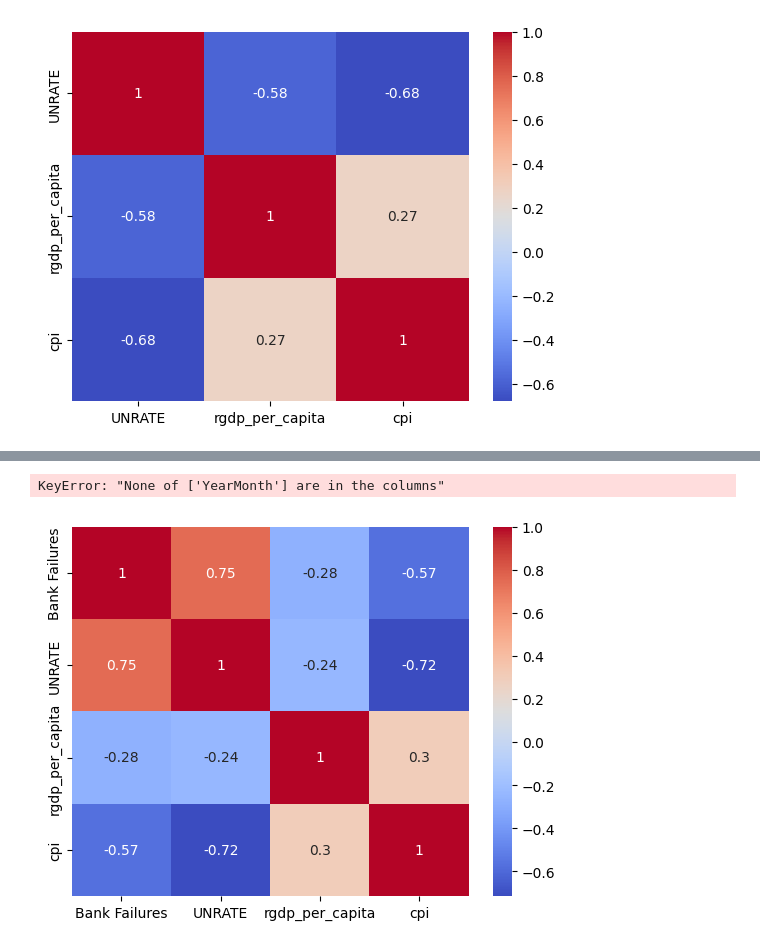
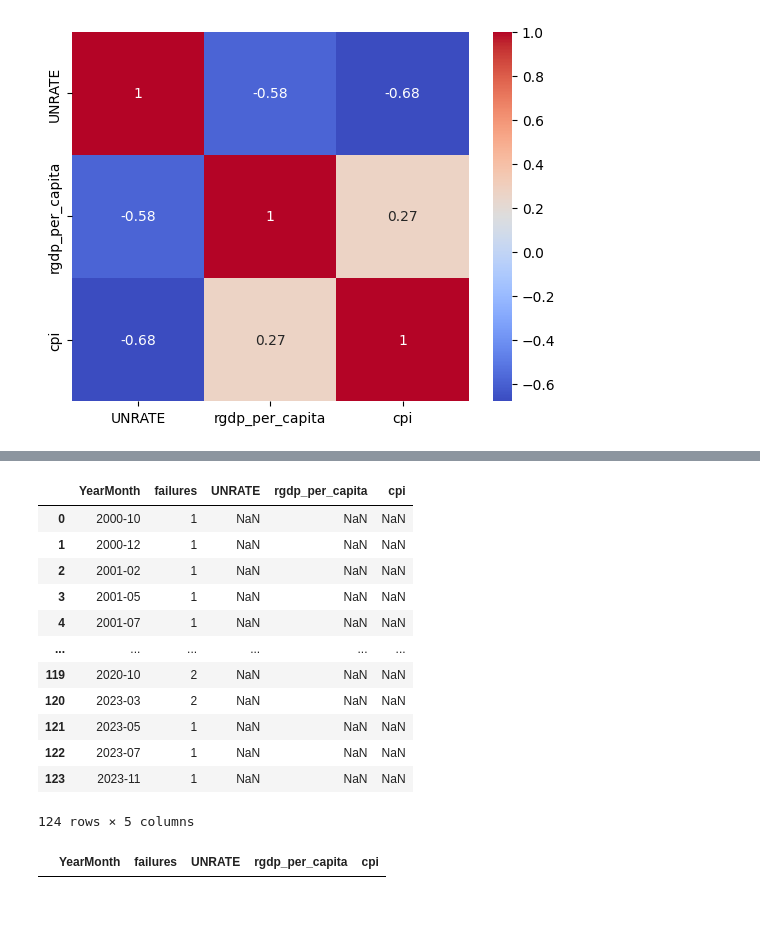
Before and after one commit to layadang/cs-365-bank-failures, a Jupyter notebook: main.ipynb, the cells around one changed output, grey strips where cells are left out. Saved outputs shown, nothing was run; the diff lists cells and outputs as text; code cells hidden in the pictures; blank space fills up the shorter version.

Commit message:
completed pearson correlation coeff test for macro variables

```diff
--- a/main.ipynb
+++ b/main.ipynb
@@ -318,5 +318,6 @@ failed["YearMonth"] = pd.to_datetime(failed["DATE"]).dt.to_period('M').astype(st
 failed
 bank_failures_per_yearmonth = failed.groupby("YearMonth").size()
 
+bank_failures_per_yearmonth = bank_failures_per_yearmonth.to_frame(name='failures').reset_index()
 bank_failures_per_yearmonth
 # %% [output]
@@ -362,13 +363,26 @@ economic_indicators_per_yearmonth
 # %%
-analysis_df = bank_failures_per_yearmonth.to_frame(name='Bank Failures').join(economic_indicators_per_yearmonth.set_index('YearMonth'))
+analysis_df = bank_failures_per_yearmonth.join(economic_indicators_per_yearmonth.set_index("YearMonth"))
+analysis_df
 # %% [output]
+|  | YearMonth | failures | UNRATE | rgdp_per_capita | cpi |
+| 0 | 2000-10 | 1 | NaN | NaN | NaN |
+| 1 | 2000-12 | 1 | NaN | NaN | NaN |
+| 2 | 2001-02 | 1 | NaN | NaN | NaN |
+| 3 | 2001-05 | 1 | NaN | NaN | NaN |
+| 4 | 2001-07 | 1 | NaN | NaN | NaN |
+| ... | ... | ... | ... | ... | ... |
+| 119 | 2020-10 | 2 | NaN | NaN | NaN |
+| 120 | 2023-03 | 2 | NaN | NaN | NaN |
+| 121 | 2023-05 | 1 | NaN | NaN | NaN |
+| 122 | 2023-07 | 1 | NaN | NaN | NaN |
+| 123 | 2023-11 | 1 | NaN | NaN | NaN |
-KeyError: "None of ['YearMonth'] are in the columns"
+124 rows × 5 columns
-# %%
-correlation_matrix = analysis_df.corr()
-sns.heatmap(correlation_matrix, annot=True, cmap='coolwarm')
-plt.show()
-# %% [output]
-[figure, removed]
+# %%
+analysis_df = analysis_df.dropna(subset=['failures', 'UNRATE'])
+analysis_df
+# corr, p_value = pearsonr(analysis_df['UNRATE'], analysis_df['failures'])
+# %% [output]
+|  | YearMonth | failures | UNRATE | rgdp_per_capita | cpi |
 # %%
 corr_unrate_failures, _ = pearsonr(analysis_df['UNRATE'], analysis_df['Bank Failures'])
 print(f'Correlation between unemployment rate and bank failures: {corr_unrate_failures:.2f}')
```
Also changed, not shown: parts of 5 cells of this notebook.
